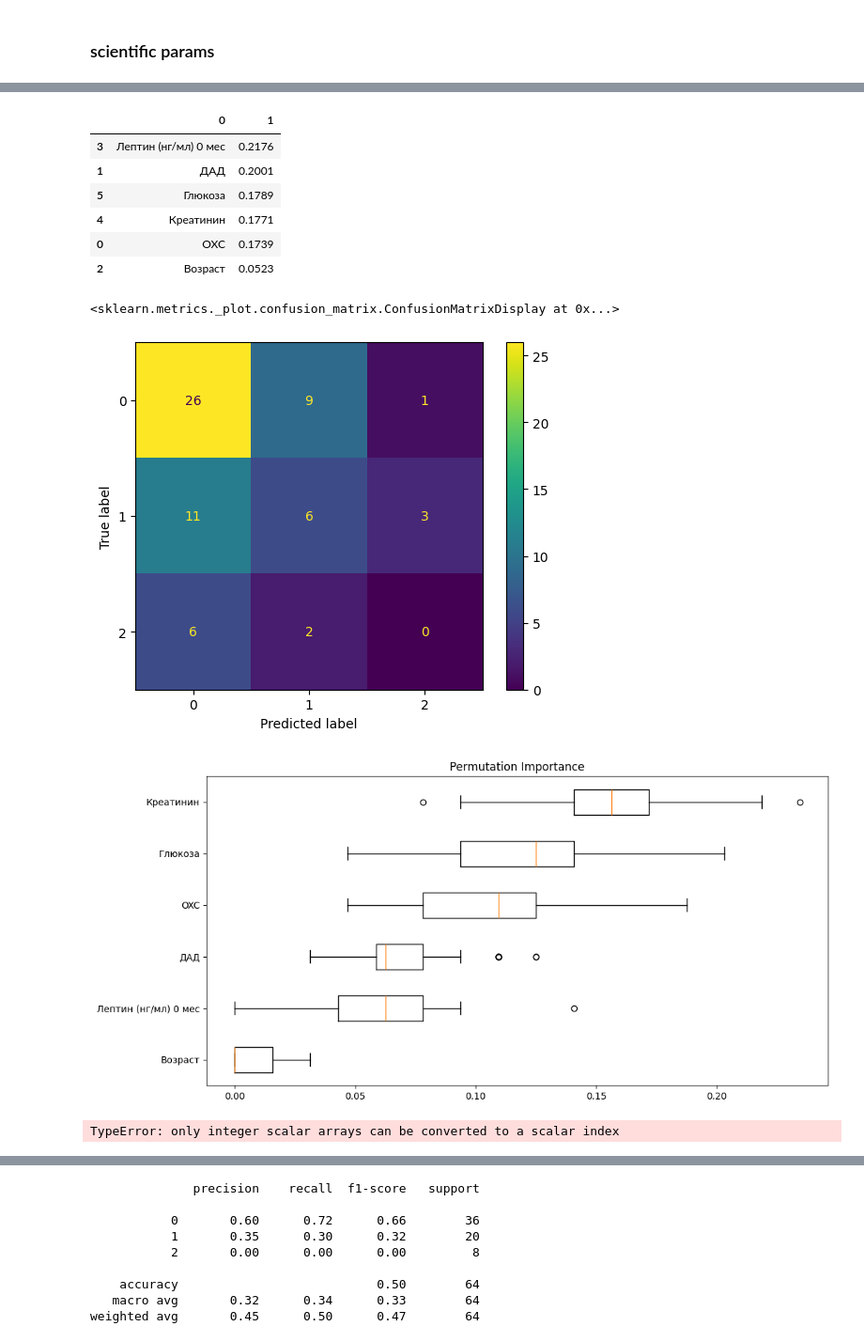
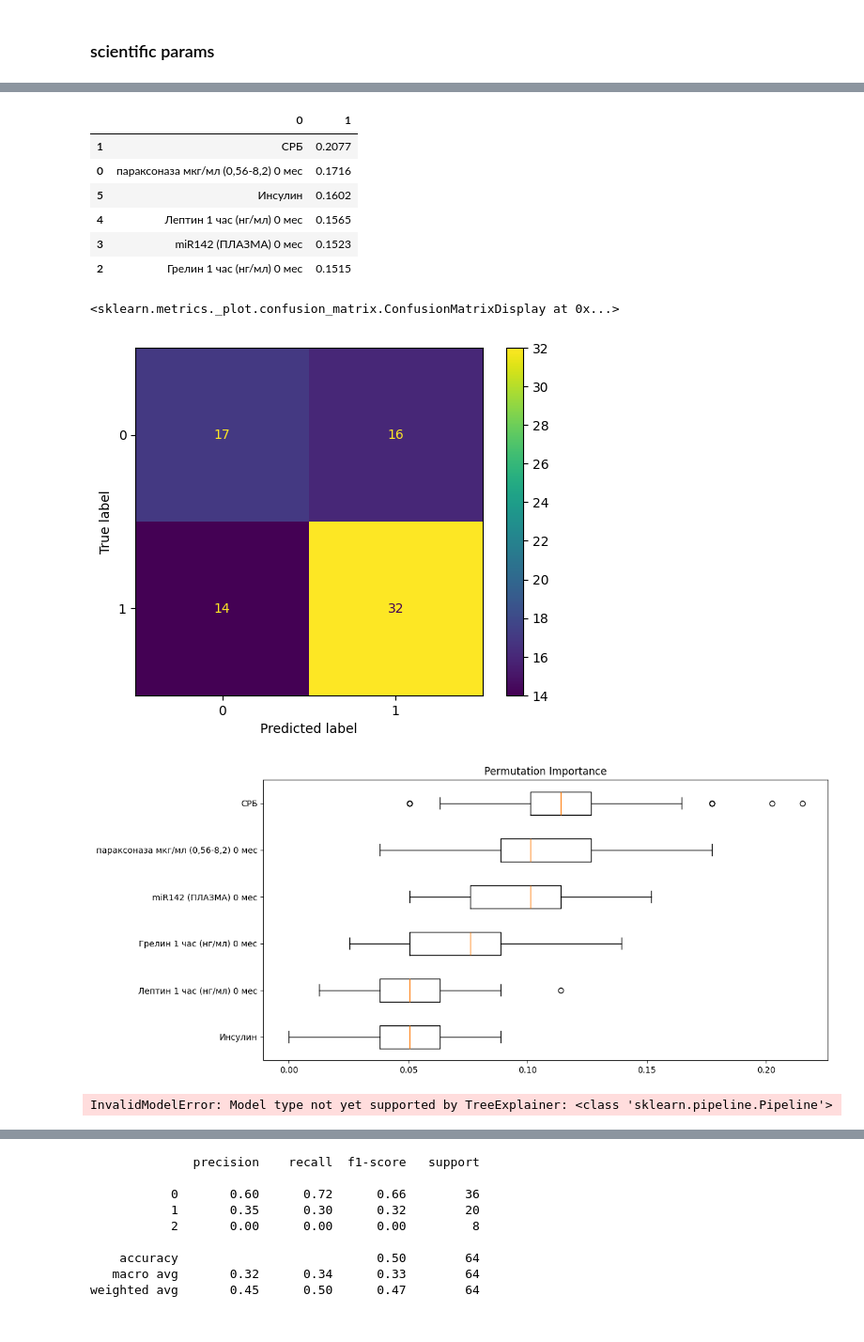
Before and after one commit to geniusserg/Endocrinology, a Jupyter notebook: experiments.ipynb, the cells around one changed output, grey strips where cells are left out. Shown at 94% size. Drawn from its saved outputs; the diff is of its cells as text; code cells hidden in the pictures.

```diff
--- a/experiments.ipynb
+++ b/experiments.ipynb
@@ -703,7 +703,7 @@ class Dataset:
         X = X.astype(float)
         return X, y
 # %%
-def classification_experiment(model, X, y, use_pipeline=True, imputer=None, scaler=None):
+def classification_experiment(model, X, y, use_pipeline=True, imputer=SimpleImputer(), scaler=StandardScaler()):
   if (use_pipeline):
       pipe = Pipeline([
         ("imputer", imputer),
@@ -716,6 +716,7 @@ def classification_experiment(model, X, y, use_pipeline=True, imputer=None, scal
   cv_loo = LeaveOneOut()
   y_true = []
   y_pred = []
+  y_pred_proba = []
   for idx, (train_index, test_index) in enumerate(cv_loo.split(X)):
     X_train, X_test, y_train, y_test = X.iloc[train_index, :], \
                                       X.iloc[test_index, :], \
@@ -723,12 +724,15 @@ def classification_experiment(model, X, y, use_pipeline=True, imputer=None, scal
                                       y[test_index]
     pipe.fit(X_train, y_train)
     y_pred.append(pipe.predict(X_test))
+    y_pred_proba.append(pipe.predict_proba(X_test)[:, 1])
     y_true.append(y_test[0])
   y_pred = np.array(y_pred).squeeze()
-  return pipe, X, y_true, y_pred
+  y_pred_proba = np.array(y_pred_proba).squeeze()
+  pipe.fit(X, y)
+  return pipe, X, y_true, y_pred, y_pred_proba
 # %%
 def permutation_importance_plot(model, X, y_true):
-    feature_importance =  model.feature_importances_
+    feature_importance = model[-1].feature_importances_ if isinstance(model, Pipeline) else model.feature_importances_
     sorted_idx = np.argsort(feature_importance)
     fig = plt.figure(figsize=(12, 6))
     result = permutation_importance(
@@ -745,5 +767,4 @@ def permutation_importance_plot(model, X, y_true):
 # %%
 def shap_summary_plot(model, X):
-    explainer = shap.TreeExplainer(model, X)
-    shap_values = explainer(X)
-    shap.summary_plot(shap_values[:, :],X)
+    exp = get_shap_explainer(model, X)
+    shap.summary_plot(exp.shap_values_calculated[:, :],X)
@@ -758,14 +771,15 @@ def shap_sample_explain(explainer, sample):
 # %%
-def experiment_logger(model, X, y_true, y_pred):
-    statdf = pd.DataFrame(list(zip(model.feature_names_in_, model.feature_importances_))).sort_values(by=1, ascending=False)
+def experiment_logger(model, X, y_true, y_pred, y_pred_proba):
+    if isinstance(model, Pipeline):
+        importances = model[-1].feature_importances_
+    else:
+        importances = model.feature_importances_
+    statdf = pd.DataFrame(list(zip(model.feature_names_in_, importances))).sort_values(by=1, ascending=False)
     statdf = statdf[statdf[1]>0.0001]
     print("\n")
     print(classification_report(y_true, y_pred))
     print("\n")
-    try:
-        print("ROC AUC score: ", roc_auc_score(y_true, y_pred))
-    except:
-        pass
+    print("ROC AUC score: ", roc_auc_score(y_true, y_pred_proba))
     display(statdf)
     display(ConfusionMatrixDisplay.from_predictions(y_true, y_pred))
     permutation_importance_plot(model, X, y_true)
@@ -1038,12 +1038,17 @@ TypeError: only integer scalar arrays can be converted to a scalar index
 # %% [markdown]
 ### scientific params
 # %%
-dt = Dataset(dataset_path="data/dataset_september.xlsx")
-dt.preprocess(agroup_params_only=True)
-params_good = ["OXC", "ДАД", "Возраст", "Лептин (нг/мл) 0 мес", "Креатинин", "Глюкоза"]
-X, y = dt.get_X_y("SIB", 5, params=params_good)
-model, X, y_true, y_pred = classification_experiment(XGBClassifier(), X, y, use_pipeline=False)
-experiment_logger(model, X, y_true, y_pred)
+dt = Dataset(dataset_path="data/dataset_almazov_november.xlsx")
+dt.preprocess(agroup_params_only=False)
+params_good = ['параксоназа мкг/мл (0,56-8,2) 0 мес',
+                'СРБ',
+                'Грелин 1 час (нг/мл) 0 мес',
+                'miR142 (ПЛАЗМА) 0 мес',
+                'Лептин 1 час (нг/мл) 0 мес',
+                'Инсулин']
+X, y = dt.get_X_y("SIB", 5, params=params_good, target_type="C")
+model, X, y_true, y_pred, y_pred_proba = classification_experiment(RandomForestClassifier(), X, y, use_pipeline=True)
+experiment_logger(model, X, y_true, y_pred, y_pred_proba)
 # %% [output]
               precision    recall  f1-score   support
 
@@ -1057,11 +1065,11 @@ weighted avg       0.45      0.50      0.47        64
 |  | 0 | 1 |
-| 3 | Лептин (нг/мл) 0 мес | 0.2176 |
-| 1 | ДАД | 0.2001 |
-| 5 | Глюкоза | 0.1789 |
-| 4 | Креатинин | 0.1771 |
-| 0 | OXC | 0.1739 |
-| 2 | Возраст | 0.0523 |
+| 1 | СРБ | 0.2077 |
+| 0 | параксоназа мкг/мл (0,56-8,2) 0 мес | 0.1716 |
+| 5 | Инсулин | 0.1602 |
+| 4 | Лептин 1 час (нг/мл) 0 мес | 0.1565 |
+| 3 | miR142 (ПЛАЗМА) 0 мес | 0.1523 |
+| 2 | Грелин 1 час (нг/мл) 0 мес | 0.1515 |
 <sklearn.metrics._plot.confusion_matrix.ConfusionMatrixDisplay at 0x...>
-[figure, old version]
+[figure, new version]
-[figure, old version]
+[figure, new version]
-TypeError: only integer scalar arrays can be converted to a scalar index
+InvalidModelError: Model type not yet supported by TreeExplainer: <class 'sklearn.pipeline.Pipeline'>
```
Also changed, not shown: parts of 23 cells of this notebook, 30 other files.
